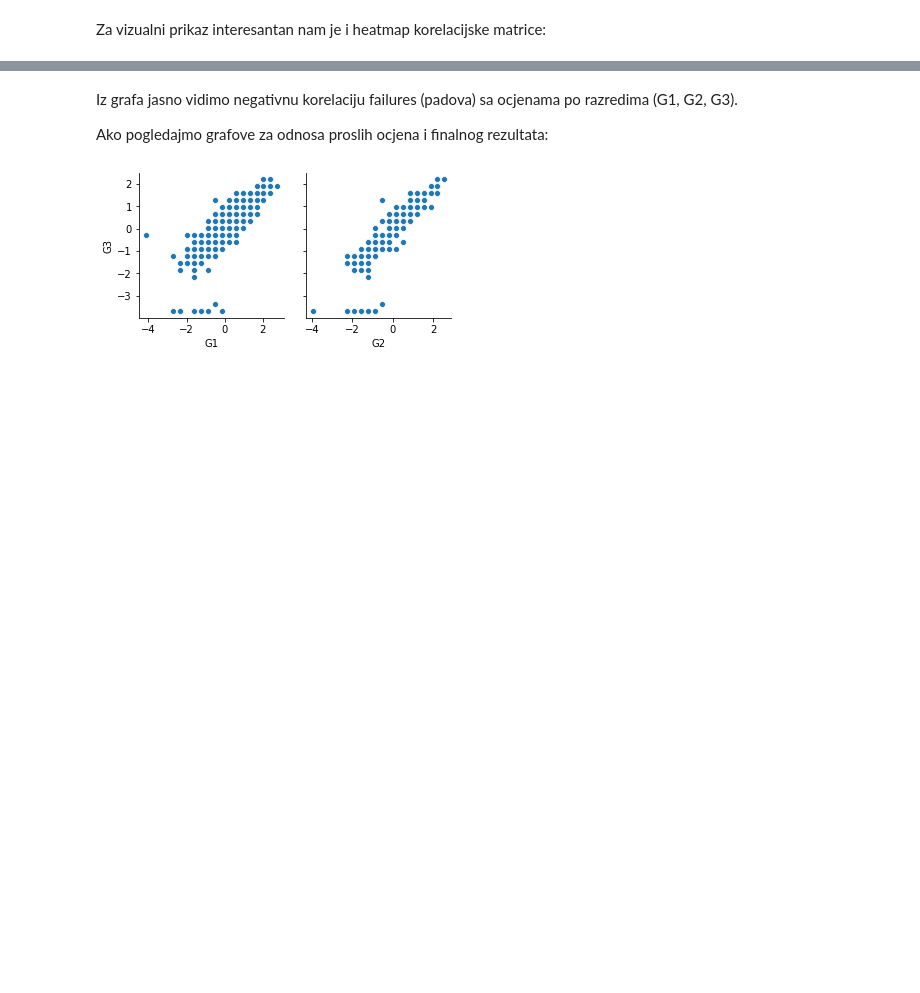
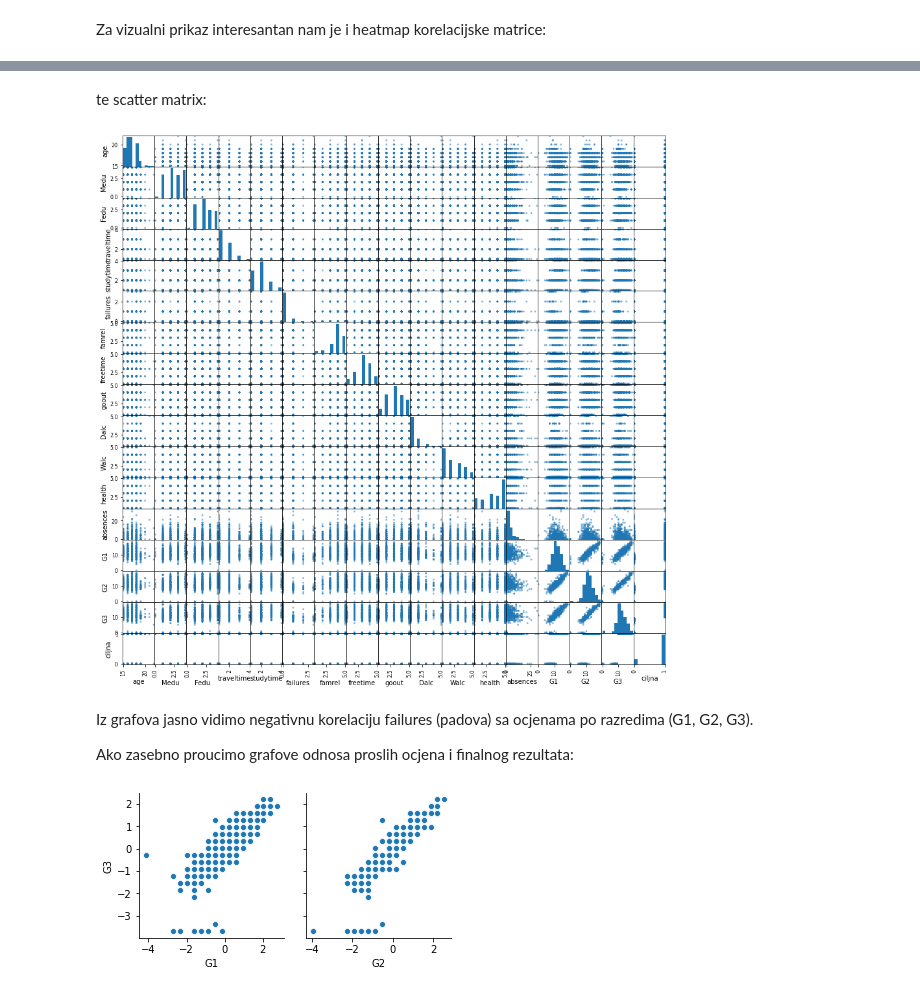
Before and after one commit to frainfreeze/studying, a Jupyter notebook: university/12032-DecisionMakingSuportSystems/project/project.ipynb, the cells around one changed output, grey strips where cells are left out. Cells and saved outputs as stored; diff of their text form; code cells hidden in the pictures; blank space fills up the shorter version.

```diff
--- a/university/12032-DecisionMakingSuportSystems/project/project.ipynb
+++ b/university/12032-DecisionMakingSuportSystems/project/project.ipynb
@@ -198,8 +241,16 @@ sns.heatmap(corr, xticklabels=corr.columns, yticklabels=corr.columns); #vmin=-1,
+# %% [markdown]
+te scatter matrix:
+# %%
+from pandas.plotting import scatter_matrix
+scatter_matrix(df, figsize=(15, 15))
+plt.show()
+# %% [output]
+[figure, added]
 # %% [markdown]
-Iz grafa jasno vidimo negativnu korelaciju failures (padova) sa ocjenama po razredima
+Iz grafova jasno vidimo negativnu korelaciju failures (padova) sa ocjenama po razredima
 (G1, G2, G3).
 
-Ako pogledajmo grafove za odnosa proslih ocjena i finalnog rezultata:
+Ako zasebno proucimo grafove odnosa proslih ocjena i finalnog rezultata:
 # %%
 sns.pairplot(df_norm, x_vars=["G1", "G2"], y_vars=["G3"]);
 # %% [output]
```
Also changed, not shown: parts of 20 cells of this notebook.
